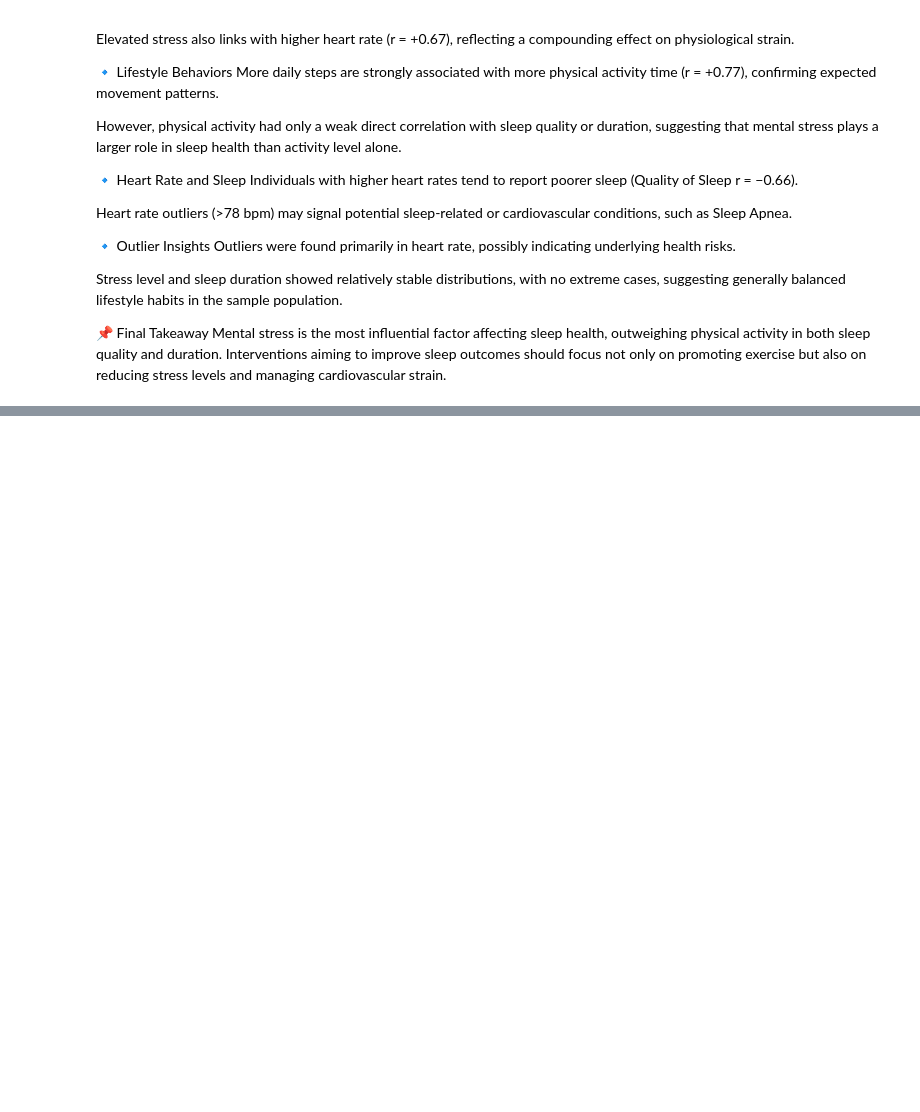
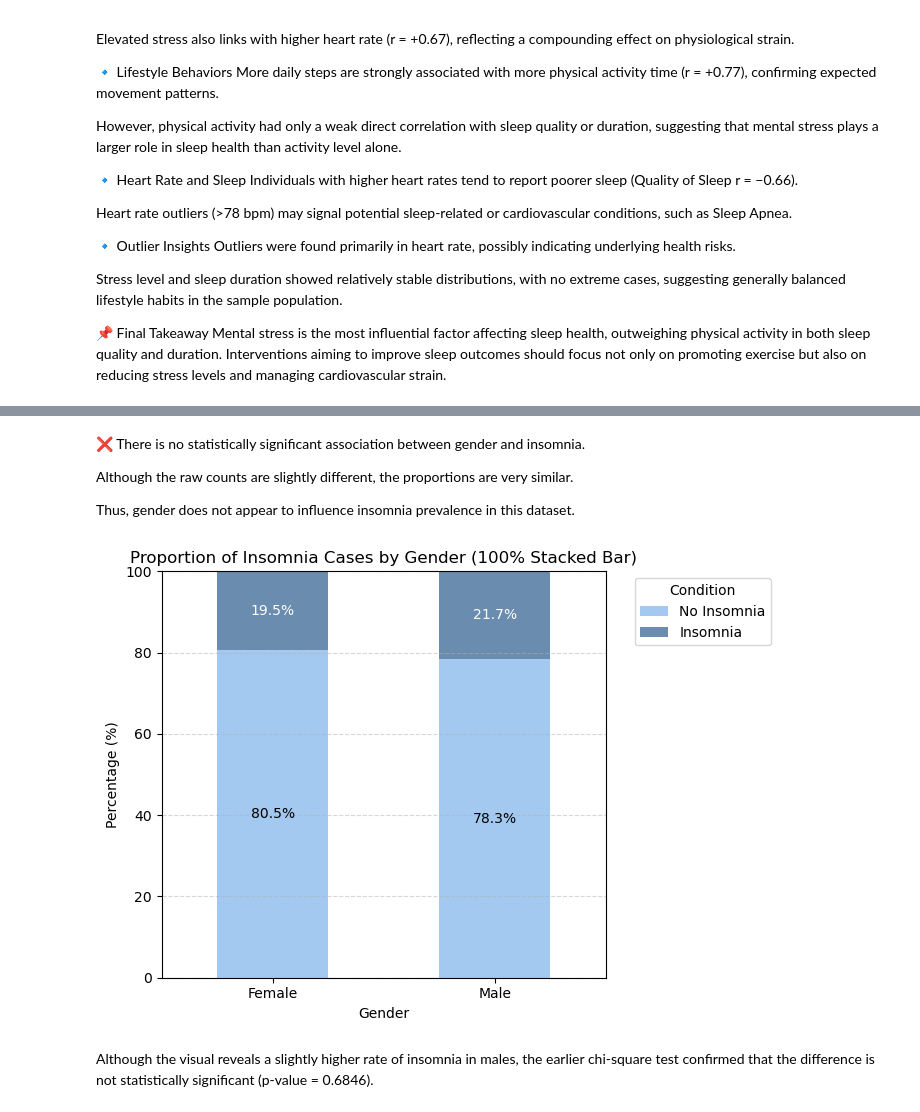
Before and after one commit to ElifSurucu/SleepSmart, a Jupyter notebook: Data_Analysis.ipynb, the cells around one changed output, grey strips where cells are left out. Saved outputs shown, nothing was run; the diff lists cells and outputs as text; code cells hidden in the pictures; blank space fills up the shorter version.

```diff
--- a/Data_Analysis.ipynb
+++ b/Data_Analysis.ipynb
@@ -727,0 +964,34 @@ Mental stress is the most influential factor affecting sleep health, outweighing
+# %% [markdown]
+❌ There is no statistically significant association between gender and insomnia.
+
+Although the raw counts are slightly different, the proportions are very similar.
+
+Thus, gender does not appear to influence insomnia prevalence in this dataset.
+# %%
+# Convert index to numeric so it can be used in calculations
+contingency_perc.index = range(len(contingency_perc))
+
+# Plot again with fixed annotations
+colors = ['#a3c9f1', '#6a8caf']
+ax = contingency_perc.plot(kind='bar', stacked=True, color=colors, figsize=(7, 5))
+
+# Formatting
+plt.title('Proportion of Insomnia Cases by Gender (100% Stacked Bar)')
+plt.ylabel('Percentage (%)')
+plt.xlabel('Gender')
+plt.xticks([0, 1], ['Female', 'Male'], rotation=0)
+plt.legend(['No Insomnia', 'Insomnia'], title='Condition', bbox_to_anchor=(1.05, 1))
+plt.ylim(0, 100)
+plt.grid(axis='y', linestyle='--', alpha=0.5)
+
+# Correct annotation using numeric indexing
+for idx, row in contingency_perc.iterrows():
+    ax.text(idx, row[False] / 2, f"{row[False]:.1f}%", ha='center', va='center', color='black')
+    ax.text(idx, row[False] + row[True] / 2, f"{row[True]:.1f}%", ha='center', va='center', color='white')
+
+plt.tight_layout()
+plt.show()
+# %% [output]
+[figure, added]
+# %% [markdown]
+Although the visual reveals a slightly higher rate of insomnia in males, the earlier chi-square test confirmed that the difference is not statistically significant (p-value = 0.6846).
```
Also changed, not shown: parts of 36 cells of this notebook.
